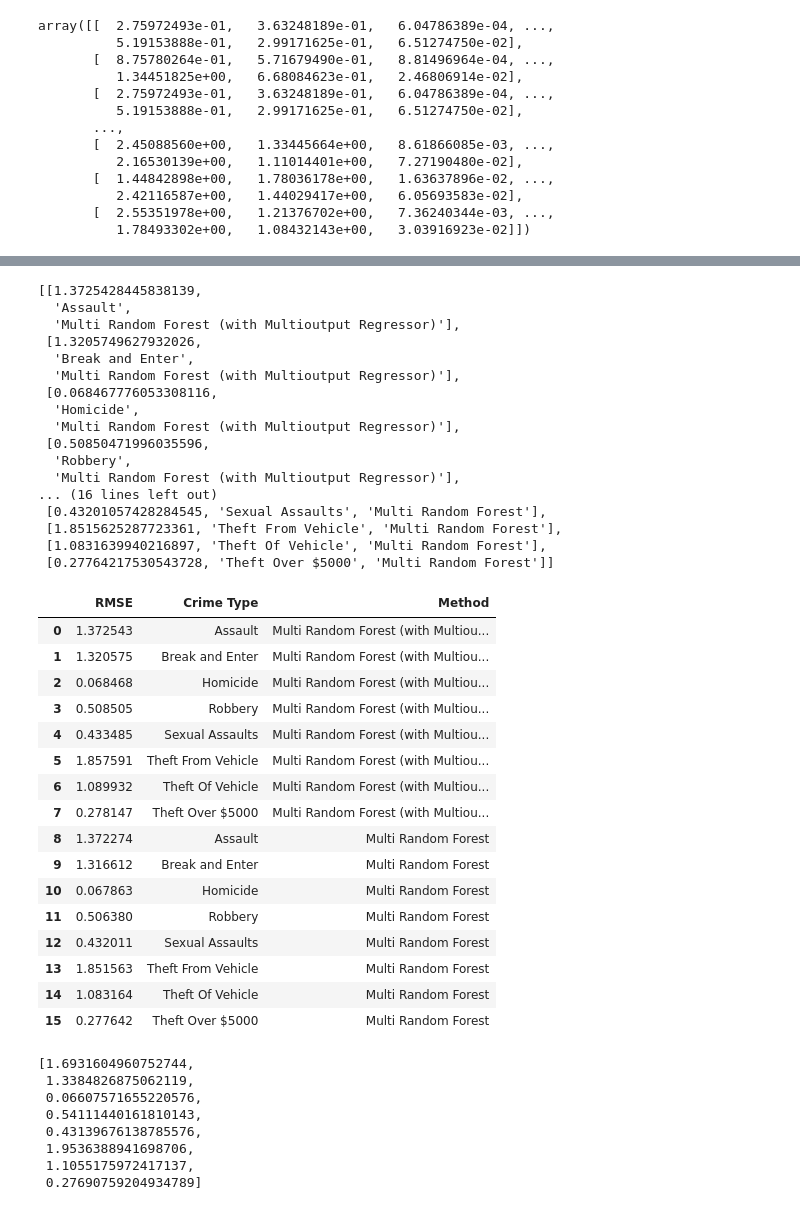
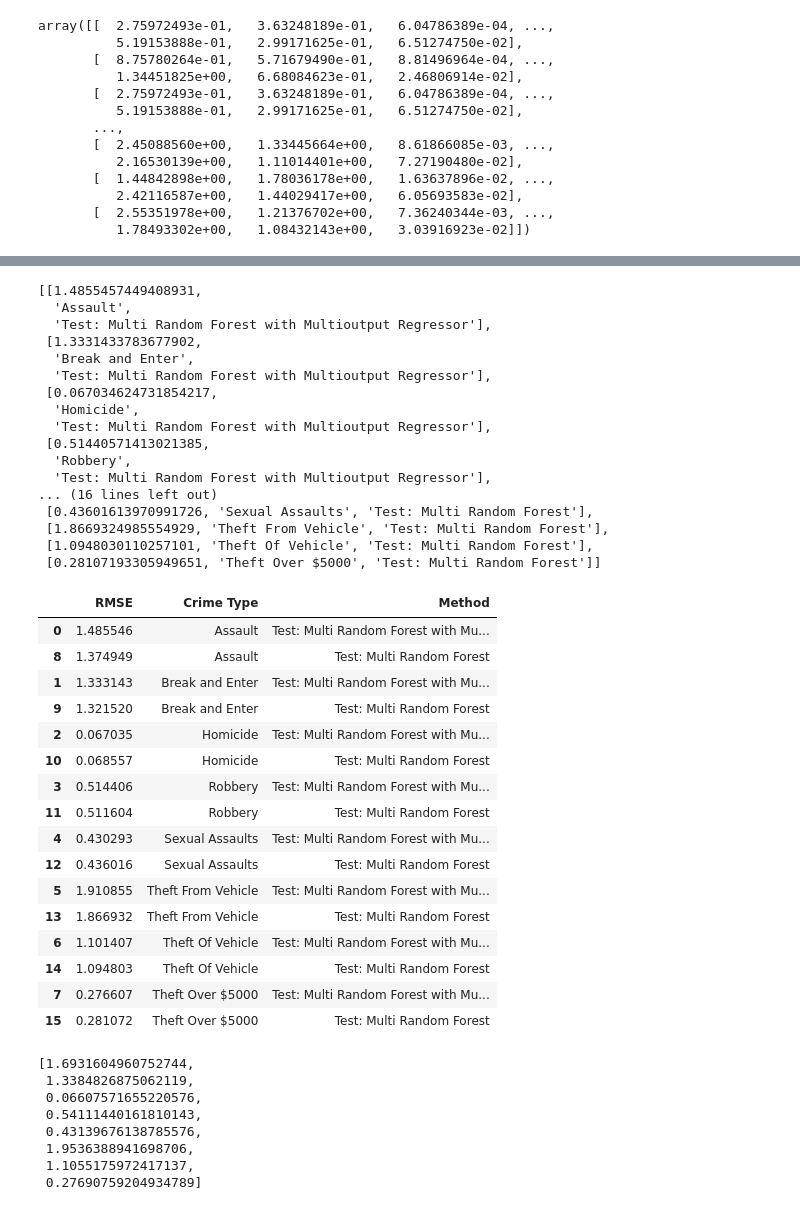
Before and after one commit to koosha/crime-analytics, a Jupyter notebook: final/random_forest.ipynb, the cells around one changed output, grey strips where cells are left out. Saved outputs shown, nothing was run; the diff lists cells and outputs as text; code cells hidden in the pictures.

```diff
--- a/final/random_forest.ipynb
+++ b/final/random_forest.ipynb
@@ -120,7 +122,8 @@ array([[  2.41437084e-01,   4.22024327e-01,   7.51598453e-04, ...,
 # %%
 # Just random forest
-regr_rf = RandomForestRegressor(max_depth=max_depth, random_state=2)
+regr_rf = RandomForestRegressor(max_depth=max_depth, random_state=0, max_features='log2')
 regr_rf.fit(X_train, y_train)
 y_rf = regr_rf.predict(X_test)
+y_rf_train = regr_rf.predict(X_train)
 y_rf
 # %% [output]
@@ -142,8 +145,9 @@ crimes = ['Assault', 'Break and Enter', 'Homicide', 'Robbery', 'Sexual Assaults'
        'Theft From Vehicle', 'Theft Of Vehicle', 'Theft Over $5000']
 # %%
 result1 = []
+result1_train = []
 for i in range(len(crimes)):
-    result1.append([np.sqrt(mean_squared_error(y_test[crimes[i]], linear_result[:,i])), crimes[i], 'Linear Regression'])
-
+    result1.append([np.sqrt(mean_squared_error(y_test[crimes[i]], linear_result[:,i])), crimes[i], 'Test: Linear Regression'])
+    result1_train.append([np.sqrt(mean_squared_error(y_train[crimes[i]], linear_result_train[:,i])), crimes[i], 'Train: Linear Regression'])
 result1
 # %% [output]
@@ -158,7 +162,8 @@ result1
 # %%
 result2 = []
+result2_train = []
 for i in range(len(crimes)):
-    result2.append([np.sqrt(mean_squared_error(y_test[crimes[i]], mo_rf_result[:,i])), crimes[i], 'Multi Random Forest (with Multioutput Regressor)'])
-
+    result2.append([np.sqrt(mean_squared_error(y_test[crimes[i]], mo_rf_result[:,i])), crimes[i], 'Test: Multi Random Forest with Multioutput Regressor'])
+    result2_train.append([np.sqrt(mean_squared_error(y_train[crimes[i]], mo_rf_result_train[:,i])), crimes[i], 'Train: Multi Random Forest with Multioutput Regressor'])
 result2
 # %% [output]
@@ -182,7 +187,8 @@ result2
 # %%
 result3 = []
+result3_train = []
 for i in range(len(crimes)):
-    result3.append([np.sqrt(mean_squared_error(y_test[crimes[i]], y_rf[:,i])), crimes[i], 'Multi Random Forest'])
-
+    result3.append([np.sqrt(mean_squared_error(y_test[crimes[i]], y_rf[:,i])), crimes[i], 'Test: Multi Random Forest'])
+    result3_train.append([np.sqrt(mean_squared_error(y_train[crimes[i]], y_rf_train[:,i])), crimes[i], 'Train: Multi Random Forest'])
 result3
 # %% [output]
@@ -197,47 +203,49 @@ result3
 # %%
 result2.extend(result3)
+result2_train.extend(result3_train)
 # result1.extend(result3)
 result2
 # %% [output]
-[[1.3725428445838139,
+[[1.4855457449408931,
   'Assault',
-  'Multi Random Forest (with Multioutput Regressor)'],
- [1.3205749627932026,
+  'Test: Multi Random Forest with Multioutput Regressor'],
+ [1.3331433783677902,
   'Break and Enter',
-  'Multi Random Forest (with Multioutput Regressor)'],
- [0.068467776053308116,
+  'Test: Multi Random Forest with Multioutput Regressor'],
+ [0.067034624731854217,
   'Homicide',
-  'Multi Random Forest (with Multioutput Regressor)'],
- [0.50850471996035596,
+  'Test: Multi Random Forest with Multioutput Regressor'],
+ [0.51440571413021385,
   'Robbery',
-  'Multi Random Forest (with Multioutput Regressor)'],
+  'Test: Multi Random Forest with Multioutput Regressor'],
 ... (16 lines left out)
- [0.43201057428284545, 'Sexual Assaults', 'Multi Random Forest'],
- [1.8515625287723361, 'Theft From Vehicle', 'Multi Random Forest'],
- [1.0831639940216897, 'Theft Of Vehicle', 'Multi Random Forest'],
- [0.27764217530543728, 'Theft Over $5000', 'Multi Random Forest']]
+ [0.43601613970991726, 'Sexual Assaults', 'Test: Multi Random Forest'],
+ [1.8669324985554929, 'Theft From Vehicle', 'Test: Multi Random Forest'],
+ [1.0948030110257101, 'Theft Of Vehicle', 'Test: Multi Random Forest'],
+ [0.28107193305949651, 'Theft Over $5000', 'Test: Multi Random Forest']]
 # %%
 final = pd.DataFrame(data=result2)
 final.columns = ['RMSE', 'Crime Type', 'Method']
+final.sort_values(by=['Crime Type'], inplace=True)
 final
 # %% [output]
 |  | RMSE | Crime Type | Method |
-| 0 | 1.372543 | Assault | Multi Random Forest (with Multiou... |
-| 1 | 1.320575 | Break and Enter | Multi Random Forest (with Multiou... |
-| 2 | 0.068468 | Homicide | Multi Random Forest (with Multiou... |
-| 3 | 0.508505 | Robbery | Multi Random Forest (with Multiou... |
-| 4 | 0.433485 | Sexual Assaults | Multi Random Forest (with Multiou... |
-| 5 | 1.857591 | Theft From Vehicle | Multi Random Forest (with Multiou... |
-| 6 | 1.089932 | Theft Of Vehicle | Multi Random Forest (with Multiou... |
-| 7 | 0.278147 | Theft Over $5000 | Multi Random Forest (with Multiou... |
-| 8 | 1.372274 | Assault | Multi Random Forest |
-| 9 | 1.316612 | Break and Enter | Multi Random Forest |
-| 10 | 0.067863 | Homicide | Multi Random Forest |
-| 11 | 0.506380 | Robbery | Multi Random Forest |
-| 12 | 0.432011 | Sexual Assaults | Multi Random Forest |
-| 13 | 1.851563 | Theft From Vehicle | Multi Random Forest |
-| 14 | 1.083164 | Theft Of Vehicle | Multi Random Forest |
-| 15 | 0.277642 | Theft Over $5000 | Multi Random Forest |
+| 0 | 1.485546 | Assault | Test: Multi Random Forest with Mu... |
+| 8 | 1.374949 | Assault | Test: Multi Random Forest |
+| 1 | 1.333143 | Break and Enter | Test: Multi Random Forest with Mu... |
+| 9 | 1.321520 | Break and Enter | Test: Multi Random Forest |
+| 2 | 0.067035 | Homicide | Test: Multi Random Forest with Mu... |
+| 10 | 0.068557 | Homicide | Test: Multi Random Forest |
+| 3 | 0.514406 | Robbery | Test: Multi Random Forest with Mu... |
+| 11 | 0.511604 | Robbery | Test: Multi Random Forest |
+| 4 | 0.430293 | Sexual Assaults | Test: Multi Random Forest with Mu... |
+| 12 | 0.436016 | Sexual Assaults | Test: Multi Random Forest |
+| 5 | 1.910855 | Theft From Vehicle | Test: Multi Random Forest with Mu... |
+| 13 | 1.866932 | Theft From Vehicle | Test: Multi Random Forest |
+| 6 | 1.101407 | Theft Of Vehicle | Test: Multi Random Forest with Mu... |
+| 14 | 1.094803 | Theft Of Vehicle | Test: Multi Random Forest |
+| 7 | 0.276607 | Theft Over $5000 | Test: Multi Random Forest with Mu... |
+| 15 | 0.281072 | Theft Over $5000 | Test: Multi Random Forest |
 # %%
 # Linear Regression
 final1 = [x[0] for x in result1]
```
Also changed, not shown: parts of 11 cells of this notebook, 10 other files.
